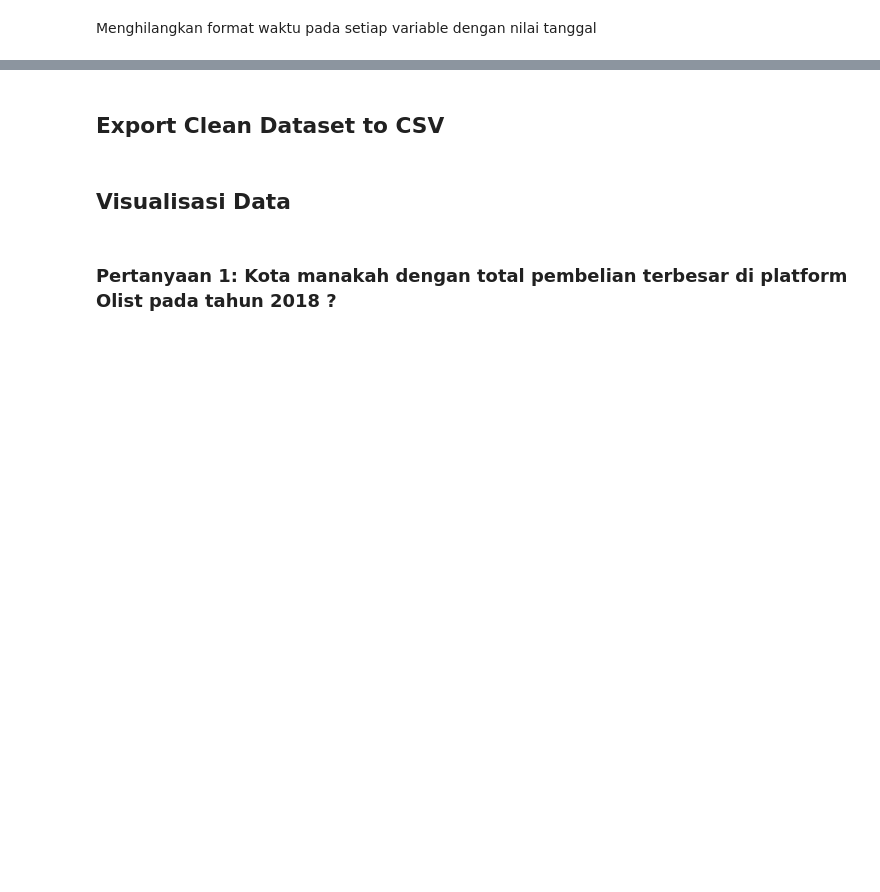
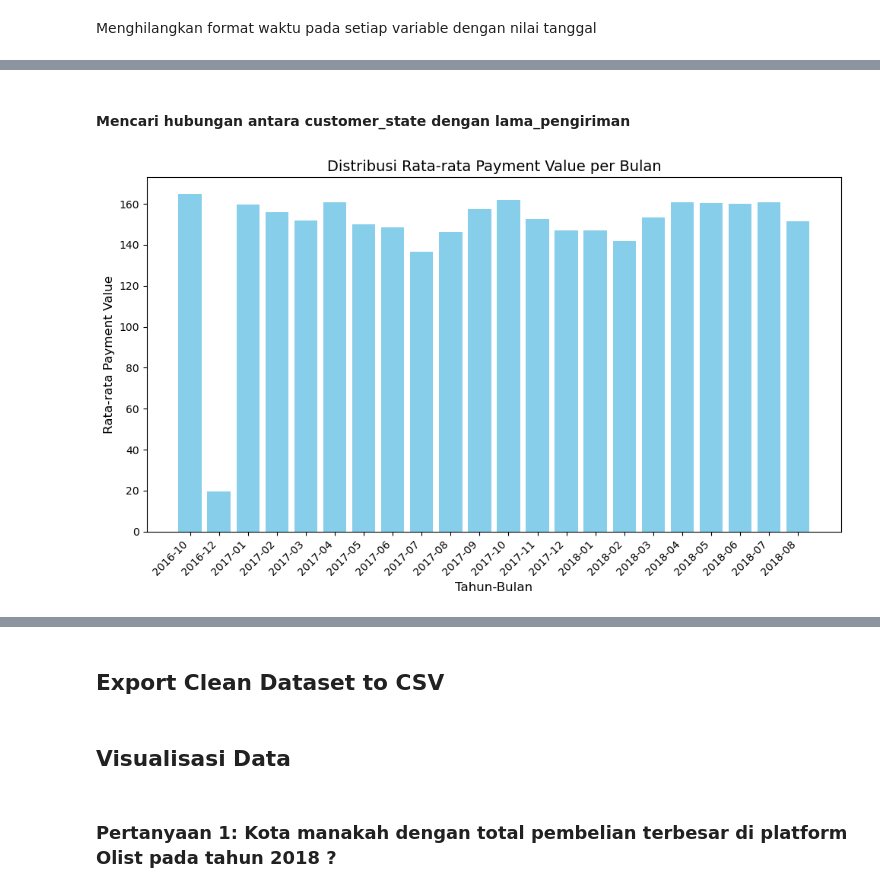
Before and after one commit to Az140304/submission_analisis_data, a Jupyter notebook: notebook.ipynb, the cells around one changed output, grey strips where cells are left out. Drawn from its saved outputs; the diff is of its cells as text; code cells hidden in the pictures; blank space fills up the shorter version.

```diff
--- a/notebook.ipynb
+++ b/notebook.ipynb
@@ -358,0 +279,32 @@ plt.show()
+# %% [markdown]
+#### Mencari hubungan antara customer_state dengan lama_pengiriman
+# %%
+df_merge['order_approved_at'] = pd.to_datetime(df_merge['order_approved_at'])
+
+# membuat kolom year_month
+df_merge['year_month'] = df_merge['order_approved_at'].dt.to_period('M')
+
+# Group by year-month dan hitung rata rata payment value
+monthly_payment = df_merge.groupby('year_month')['payment_value'].mean().reset_index()
+
+# ubah year_month menjadi string untuk plotting
+monthly_payment['year_month_str'] = monthly_payment['year_month'].astype(str)
+
+# urutkan berdasarkan year_month
+monthly_payment = monthly_payment.sort_values('year_month')
+
+# Plot bar chart menggunakan Matplotlib
+plt.figure(figsize=(10, 6))
+plt.bar(monthly_payment['year_month_str'], monthly_payment['payment_value'], color='skyblue')
+
+# Menambahkan judul dan label sumbu
+plt.title('Distribusi Rata-rata Payment Value per Bulan', fontsize=14)
+plt.xlabel('Tahun-Bulan', fontsize=12)
+plt.ylabel('Rata-rata Payment Value', fontsize=12)
+plt.xticks(rotation=45, ha='right')
+
+# Menampilkan plot
+plt.tight_layout()
+plt.show()
+# %% [output]
+[figure, added]
```
Also changed, not shown: parts of 53 cells of this notebook, 2 other files.
